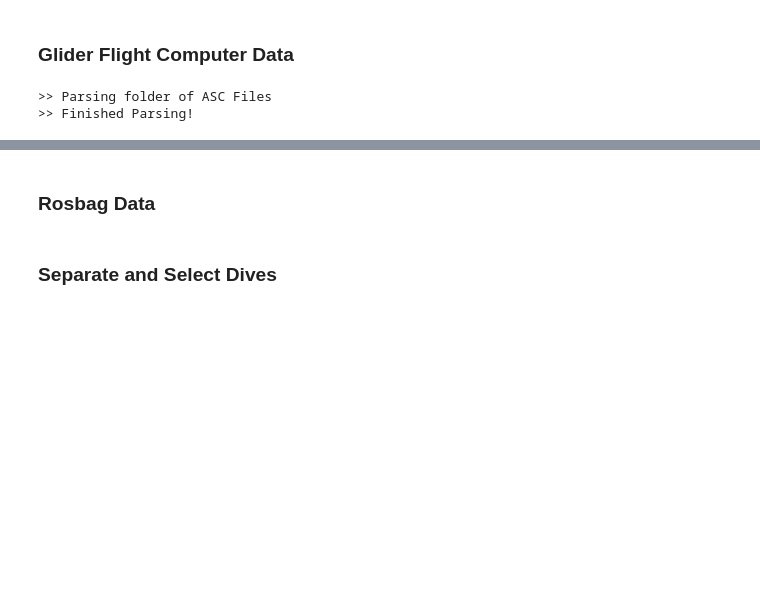
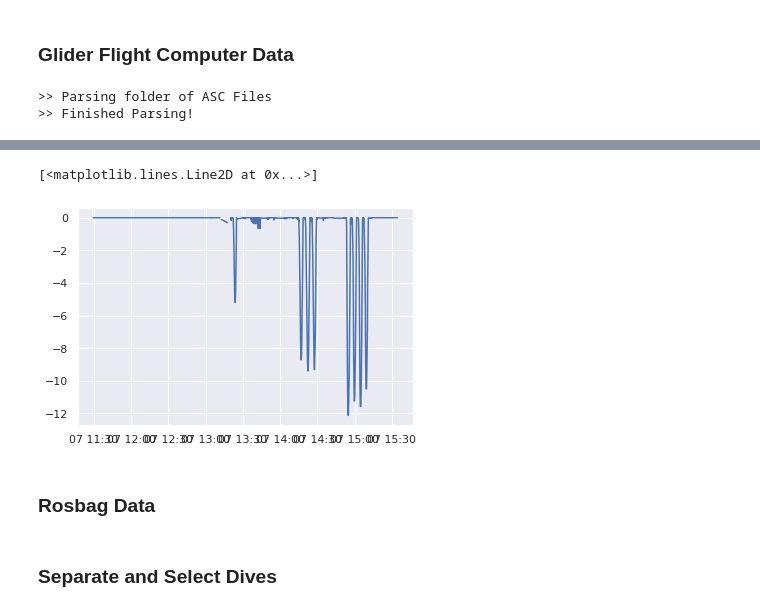
Before and after one commit to gidobot/dvl-nav, a Jupyter notebook: notebook/dvl-navigation-unit770.ipynb, the cells around one changed output, grey strips where cells are left out. Drawn from its saved outputs; the diff is of its cells as text; code cells hidden in the pictures; blank space fills up the shorter version.

```diff
--- a/notebook/dvl-navigation-unit770.ipynb
+++ b/notebook/dvl-navigation-unit770.ipynb
@@ -99,7 +99,8 @@ print('Done!')
 # %% [output]
 Done!
 # %%
-filepath = '/home/gburgess/dvl-nav/data/field_data/buzz_bay/dec_15/'
+#filepath = '/home/gburgess/dvl-nav/data/field_data/buzz_bay/dec_15/'
+filepath = '/home/gburgess/dvl-nav/data/field_data/puerto_rico/mar7/'
 # %% [markdown]
 ---
 <a id='load-and-parse-data'></a>
@@ -136,3 +147,10 @@ ts_flight = SlocumFlightController.SlocumFlightController.from_directory(directo
+# %%
+plt.figure()
+#plt.plot(ts_flight.df.m_pitch*180/3.14)
+plt.plot(ts_flight.df.m_depth*-1)
+# %% [output]
+[<matplotlib.lines.Line2D at 0x...>]
+[figure, added]
 # %% [markdown]
 <a id='import-rosbag-data'></a>
 ### Rosbag Data
```
Also changed, not shown: parts of 9 cells of this notebook.
